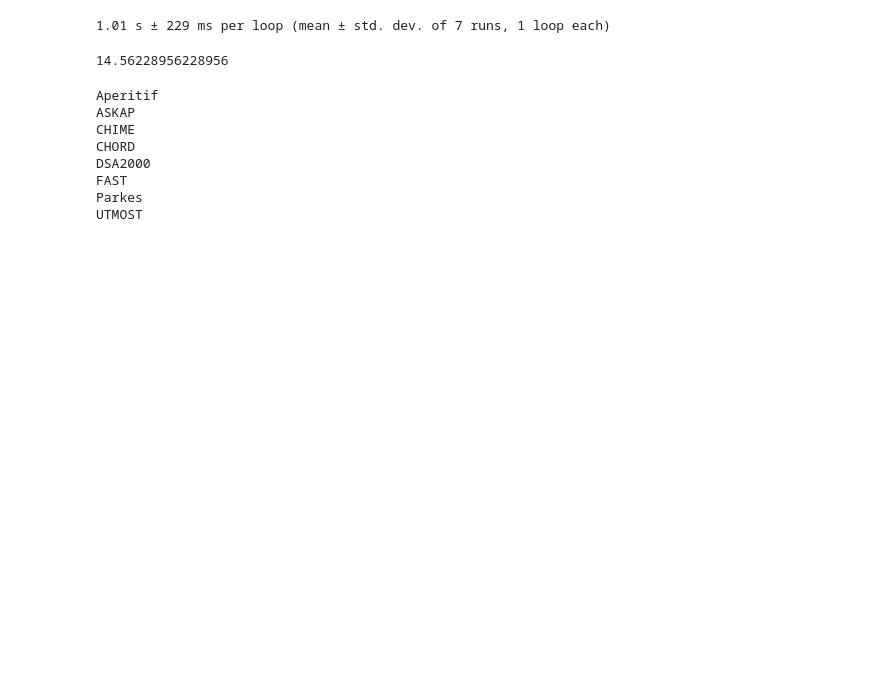
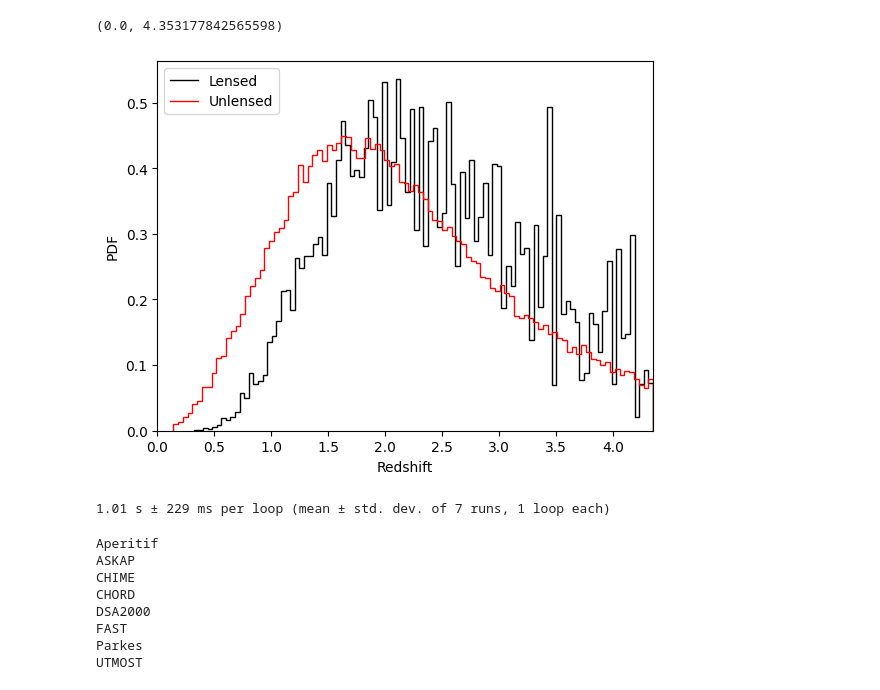
Before and after one commit to danielemichilli/slf, a Jupyter notebook: Gravitational_Lensing.ipynb, the cells around one changed output. Drawn from its saved outputs; the diff is of its cells as text; code cells hidden in the pictures; blank space fills up the shorter version.

```diff
--- a/Gravitational_Lensing.ipynb
+++ b/Gravitational_Lensing.ipynb
@@ -1402,2 +1609,17 @@ Completed 90%
+# %%
+y_hist, bins = np.histogram(frb_dist_z_lens, bins=100, density=True)
+plt.stairs(y_hist, bins, color='k', label='Lensed')
+
+y_hist, bins = np.histogram(frb_dist_z_unlens, bins=100, density=True)
+plt.stairs(y_hist, bins, color='r', label='Unlensed')
+
+plt.xlabel('Redshift')
+plt.ylabel('PDF')
+plt.legend()
+
+plt.xlim(0, z_max)
+# %% [output]
+(0.0, 4.353177842565598)
+[figure, added]
 # %%
 # Get processing time
@@ -1419,7 +1653,3 @@ n = [1e3,   1e4,  1e5,  ]
-# %%
-1e5 * (8.84 - 0.19) / (1e5 - 1e3) * 100 / 60
-# %% [output]
-14.56228956228956
 # %%
 # Plot of measured vs simulated rate for different telescopes
 
```
Also changed, not shown: parts of 55 cells of this notebook.
